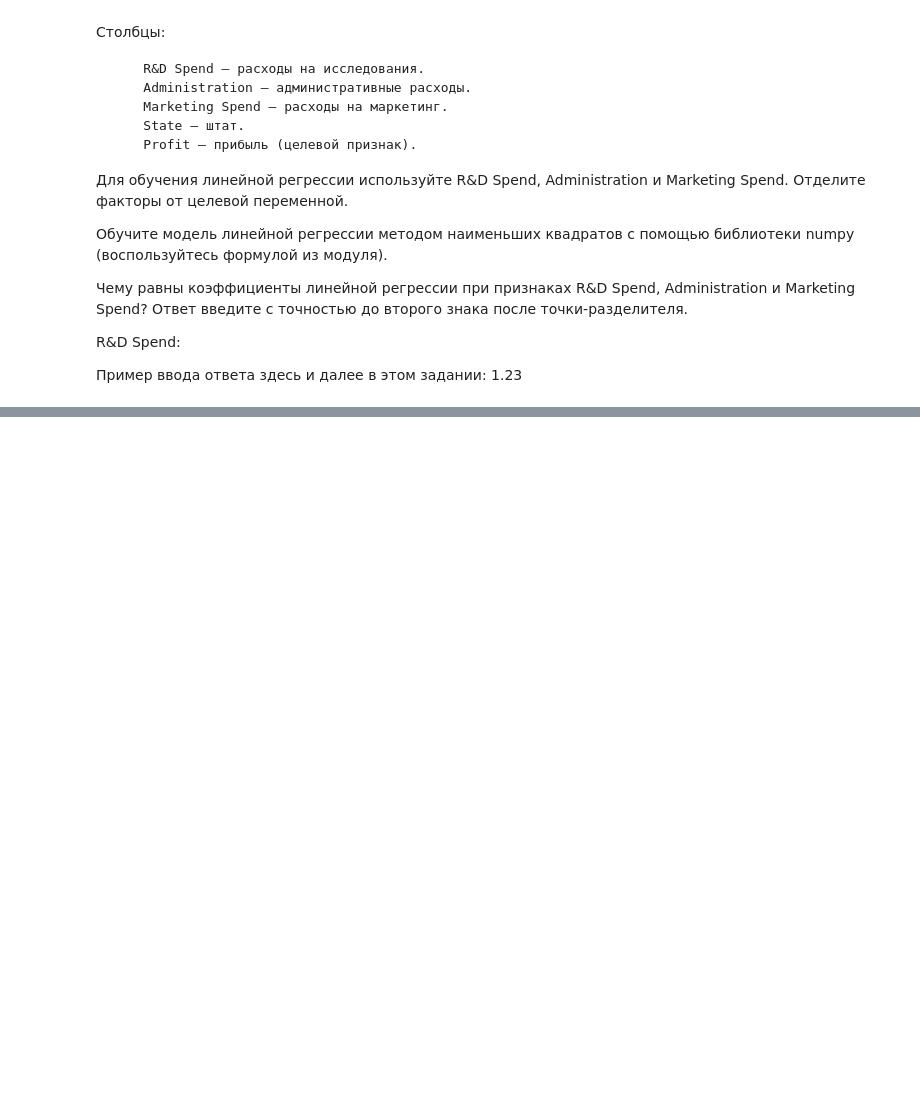
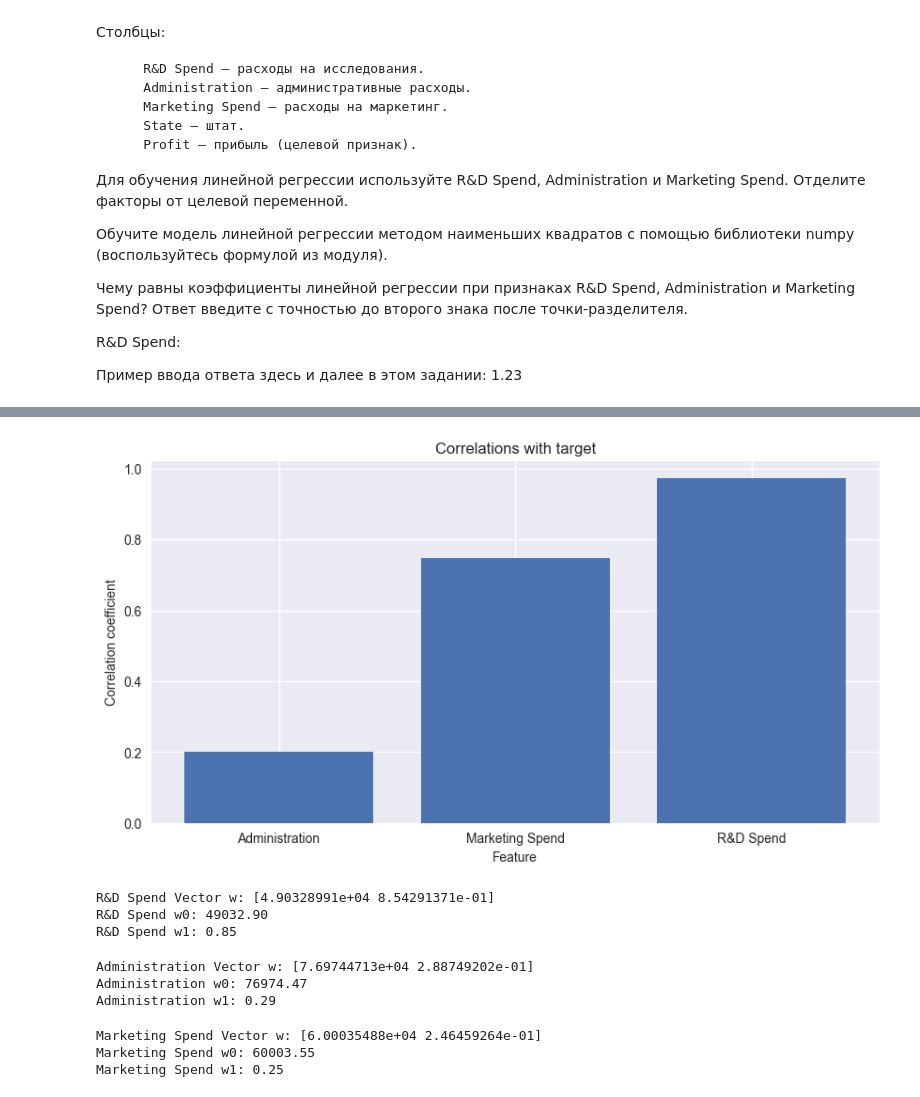
Before and after one commit to abodrij/sf_data_science, a Jupyter notebook: ml_02.ipynb, the cells around one changed output, grey strips where cells are left out. Saved outputs shown, nothing was run; the diff lists cells and outputs as text; code cells hidden in the pictures; blank space fills up the shorter version.

```diff
--- a/ml_02.ipynb
+++ b/ml_02.ipynb
@@ -528,3 +528,5 @@ boston_data_ex.tail()
 R&D Spend:
 
 Пример ввода ответа здесь и далее в этом задании: 1.23
+# %%
+data_ex_28 = pd.read_csv('DST-101-Modul\ML-2\data\Startups.csv')
@@ -530,0 +557,13 @@ R&D Spend:
+# %%
+# Вычисляем модуль корреляции
+corr_with_target_28 = data_ex_28.corr()['Profit'].abs().sort_values()
+# Удаляем корреляцию целевой переменной с самой собой
+corr_with_target_28 = corr_with_target_28.drop('Profit')
+# Строим столбчатую диаграмму корреляций
+fig, ax = plt.subplots(figsize=(10, 5)) # фигура+координатная плоскость
+ax.bar(corr_with_target_28.index, corr_with_target_28.values) # столбчатая диаграмма
+ax.set_title('Correlations with target') # азвание графика
+ax.set_xlabel('Feature') # название оси x
+ax.set_ylabel('Сorrelation coefficient'); # название оси y
+# %% [output]
+[figure, added]
@@ -530,0 +577,36 @@ R&D Spend:
+# %%
+# Вычисляем параметры линейной регрессии
+w_rd = linear_regression(X_rd, y_28)
+# Выводим вычисленные значения параметров в виде вектора
+print('R&D Spend Vector w: {}'.format(w_rd))
+# Выводим параметры с точностью до двух знаков после запятой
+print('R&D Spend w0: {:.2f}'.format(w_rd[0]))
+print('R&D Spend w1: {:.2f}'.format(w_rd[1]))
+# %% [output]
+R&D Spend Vector w: [4.90328991e+04 8.54291371e-01]
+R&D Spend w0: 49032.90
+R&D Spend w1: 0.85
+# %%
+# Вычисляем параметры линейной регрессии
+w_ad = linear_regression(X_ad, y_28)
+# Выводим вычисленные значения параметров в виде вектора
+print('Administration Vector w: {}'.format(w_ad))
+# Выводим параметры с точностью до двух знаков после запятой
+print('Administration w0: {:.2f}'.format(w_ad[0]))
+print('Administration w1: {:.2f}'.format(w_ad[1]))
+# %% [output]
+Administration Vector w: [7.69744713e+04 2.88749202e-01]
+Administration w0: 76974.47
+Administration w1: 0.29
+# %%
+# Вычисляем параметры линейной регрессии
+w_ms = linear_regression(X_ms, y_28)
+# Выводим вычисленные значения параметров в виде вектора
+print('Marketing Spend Vector w: {}'.format(w_ms))
+# Выводим параметры с точностью до двух знаков после запятой
+print('Marketing Spend w0: {:.2f}'.format(w_ms[0]))
+print('Marketing Spend w1: {:.2f}'.format(w_ms[1]))
+# %% [output]
+Marketing Spend Vector w: [6.00035488e+04 2.46459264e-01]
+Marketing Spend w0: 60003.55
+Marketing Spend w1: 0.25
```
Also changed, not shown: parts of 3 cells of this notebook.
